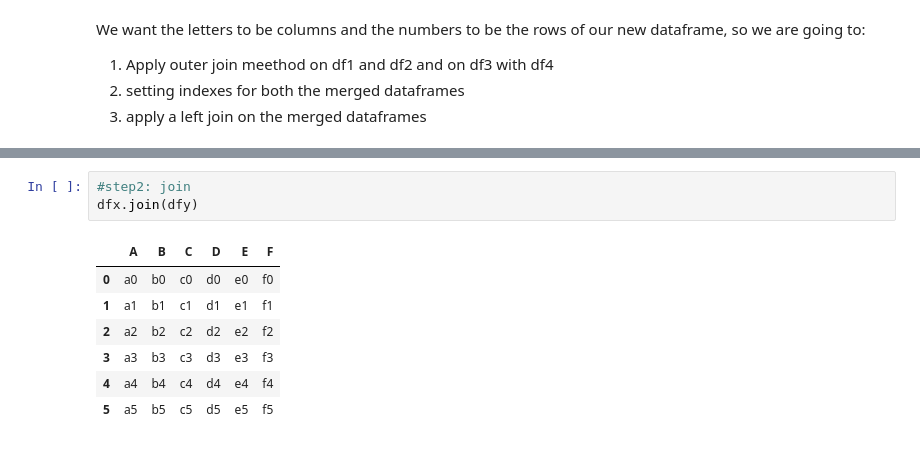
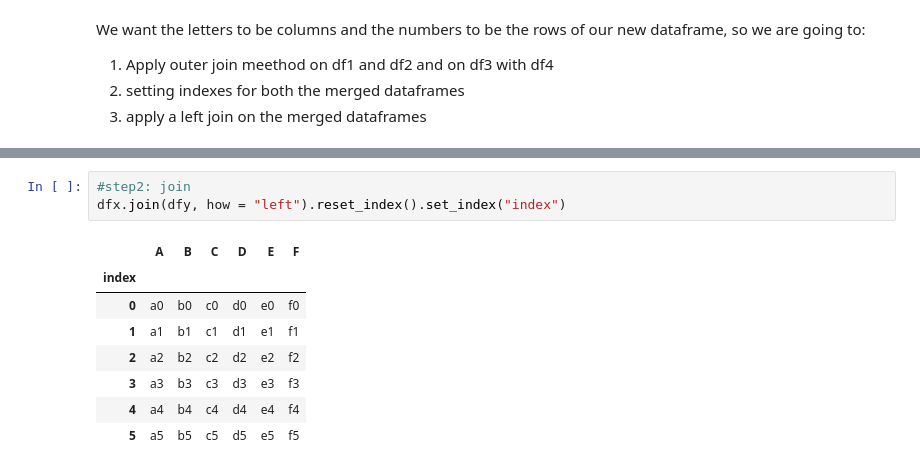
Before and after one commit to trotskitten/lab-pandas-merge-en, a Jupyter notebook: your-code/pandas_1_concat-merge-join.ipynb, the cells around one changed output, grey strips where cells are left out. Saved outputs shown, nothing was run; the diff lists cells and outputs as text.

Commit message:
Day 3 - week 2: pandas concat, merge and join 3

```diff
--- a/your-code/pandas_1_concat-merge-join.ipynb
+++ b/your-code/pandas_1_concat-merge-join.ipynb
@@ -295,8 +280,9 @@ Right table
 # %%
 #step2: join
-dfx.join(dfy)
+dfx.join(dfy, how = "left").reset_index().set_index("index")
 # %% [output]
 |  | A | B | C | D | E | F |
+| index |  |  |  |  |  |  |
 | 0 | a0 | b0 | c0 | d0 | e0 | f0 |
 | 1 | a1 | b1 | c1 | d1 | e1 | f1 |
 | 2 | a2 | b2 | c2 | d2 | e2 | f2 |
```
Also changed, not shown: parts of 1 cell of this notebook.
